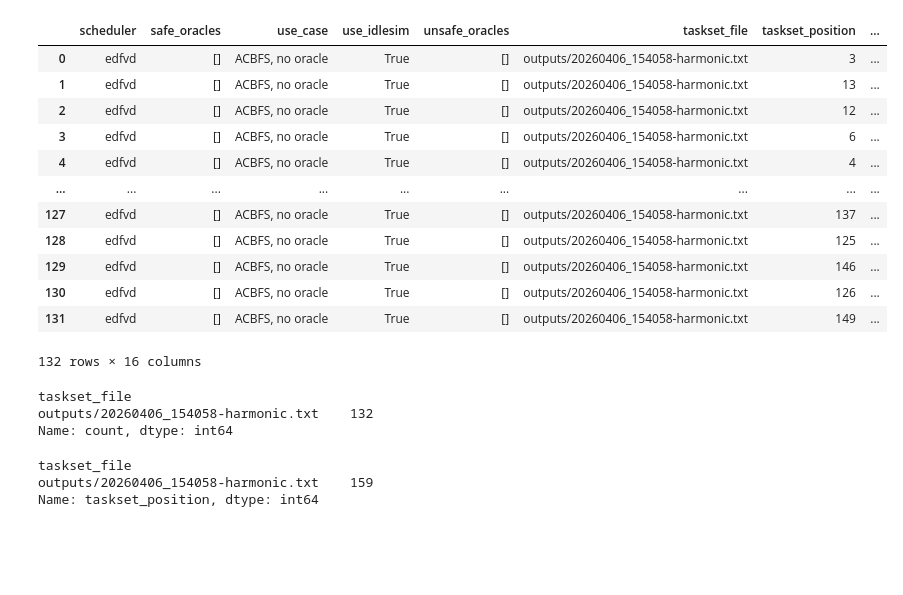
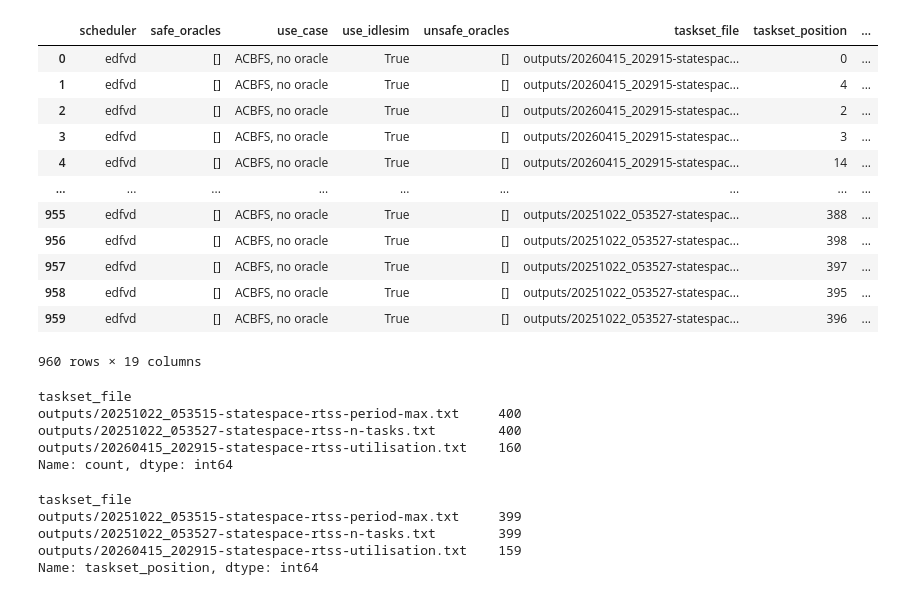
Before and after one commit to Jordan-Sun/mixed-criticality-graph-xp, a Jupyter notebook: notebooks/charts-rtss.ipynb, the cells around one changed output. Drawn from its saved outputs; the diff is of its cells as text; code cells hidden in the pictures; blank space fills up the shorter version.

```diff
--- a/notebooks/charts-rtss.ipynb
+++ b/notebooks/charts-rtss.ipynb
@@ -127,35 +128,39 @@ f.savefig(
     bbox_inches="tight",
 )
 # %%
-path = "./results/results-mcs_scale01-2026-04-06_20-41-31.csv"
+path = "./results/results-mcs_scale01-2026-04-15_20-29-48.csv"
 
 df_sp = pd.read_csv(path, sep=";")
 df_sp
 # %% [output]
 |  | scheduler | safe_oracles | use_case | use_idlesim | unsafe_oracles | taskset_file | taskset_position | ... |
-| 0 | edfvd | [] | ACBFS, no oracle | True | [] | outputs/20260406_154058-harmonic.txt | 3 | ... |
-| 1 | edfvd | [] | ACBFS, no oracle | True | [] | outputs/20260406_154058-harmonic.txt | 13 | ... |
-| 2 | edfvd | [] | ACBFS, no oracle | True | [] | outputs/20260406_154058-harmonic.txt | 12 | ... |
-| 3 | edfvd | [] | ACBFS, no oracle | True | [] | outputs/20260406_154058-harmonic.txt | 6 | ... |
-| 4 | edfvd | [] | ACBFS, no oracle | True | [] | outputs/20260406_154058-harmonic.txt | 4 | ... |
+| 0 | edfvd | [] | ACBFS, no oracle | True | [] | outputs/20260415_202915-statespac... | 0 | ... |
+| 1 | edfvd | [] | ACBFS, no oracle | True | [] | outputs/20260415_202915-statespac... | 4 | ... |
+| 2 | edfvd | [] | ACBFS, no oracle | True | [] | outputs/20260415_202915-statespac... | 2 | ... |
+| 3 | edfvd | [] | ACBFS, no oracle | True | [] | outputs/20260415_202915-statespac... | 3 | ... |
+| 4 | edfvd | [] | ACBFS, no oracle | True | [] | outputs/20260415_202915-statespac... | 14 | ... |
 | ... | ... | ... | ... | ... | ... | ... | ... | ... |
-| 127 | edfvd | [] | ACBFS, no oracle | True | [] | outputs/20260406_154058-harmonic.txt | 137 | ... |
-| 128 | edfvd | [] | ACBFS, no oracle | True | [] | outputs/20260406_154058-harmonic.txt | 125 | ... |
-| 129 | edfvd | [] | ACBFS, no oracle | True | [] | outputs/20260406_154058-harmonic.txt | 146 | ... |
-| 130 | edfvd | [] | ACBFS, no oracle | True | [] | outputs/20260406_154058-harmonic.txt | 126 | ... |
-| 131 | edfvd | [] | ACBFS, no oracle | True | [] | outputs/20260406_154058-harmonic.txt | 149 | ... |
+| 955 | edfvd | [] | ACBFS, no oracle | True | [] | outputs/20251022_053527-statespac... | 388 | ... |
+| 956 | edfvd | [] | ACBFS, no oracle | True | [] | outputs/20251022_053527-statespac... | 398 | ... |
+| 957 | edfvd | [] | ACBFS, no oracle | True | [] | outputs/20251022_053527-statespac... | 397 | ... |
+| 958 | edfvd | [] | ACBFS, no oracle | True | [] | outputs/20251022_053527-statespac... | 395 | ... |
+| 959 | edfvd | [] | ACBFS, no oracle | True | [] | outputs/20251022_053527-statespac... | 396 | ... |
-132 rows × 16 columns
+960 rows × 19 columns
 # %%
 df_sp["taskset_file"].value_counts()
 # %% [output]
 taskset_file
-outputs/20260406_154058-harmonic.txt    132
+outputs/20251022_053515-statespace-rtss-period-max.txt     400
+outputs/20251022_053527-statespace-rtss-n-tasks.txt        400
+outputs/20260415_202915-statespace-rtss-utilisation.txt    160
 Name: count, dtype: int64
 # %%
 df_sp.groupby("taskset_file")["taskset_position"].max()
 # %% [output]
 taskset_file
-outputs/20260406_154058-harmonic.txt    159
+outputs/20251022_053515-statespace-rtss-period-max.txt     399
+outputs/20251022_053527-statespace-rtss-n-tasks.txt        399
+outputs/20260415_202915-statespace-rtss-utilisation.txt    159
 Name: taskset_position, dtype: int64
 # %%
 df_sp["duration_s"] = df_sp["duration_ns"] / 1e9
```
Also changed, not shown: parts of 10 cells of this notebook, 17 other files.
